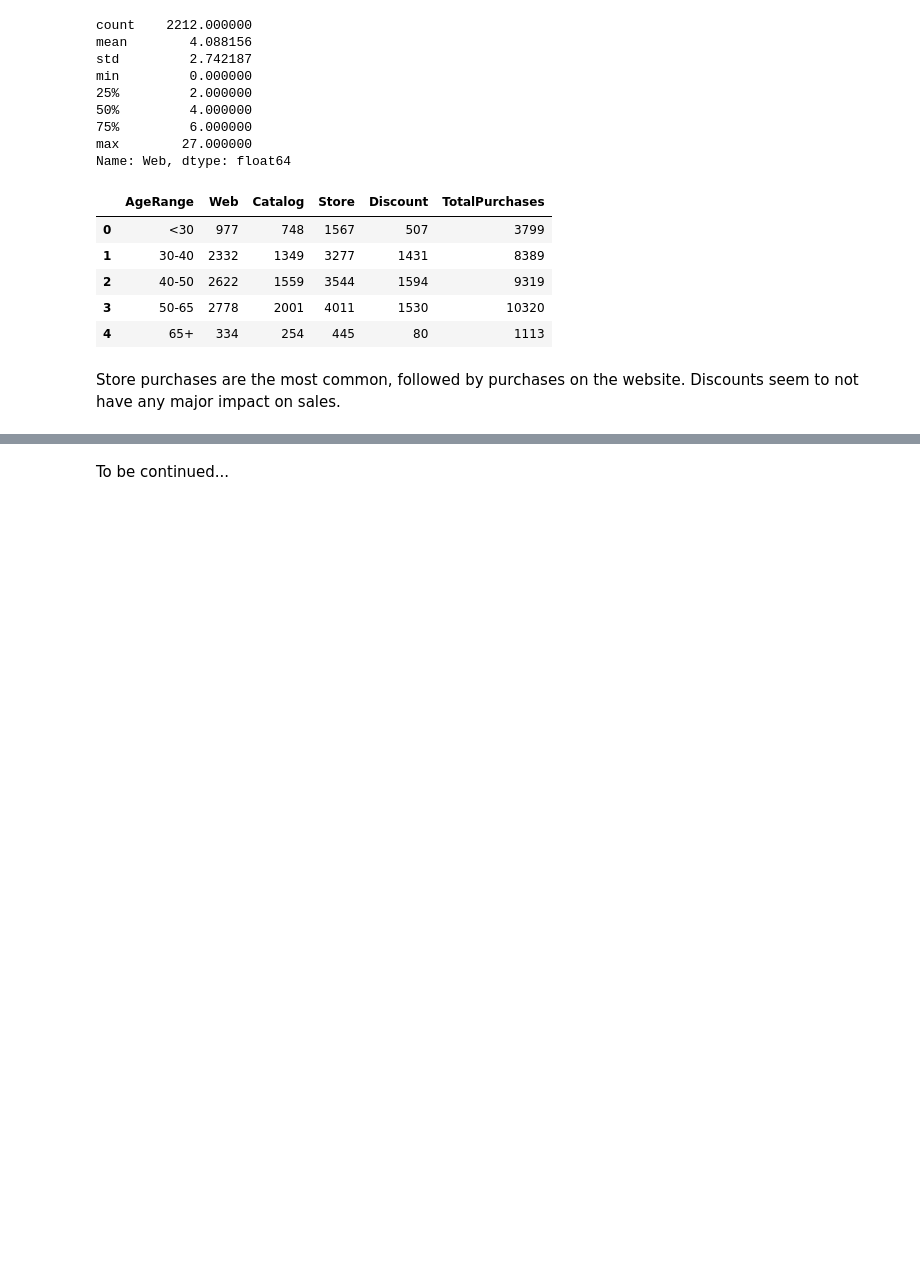
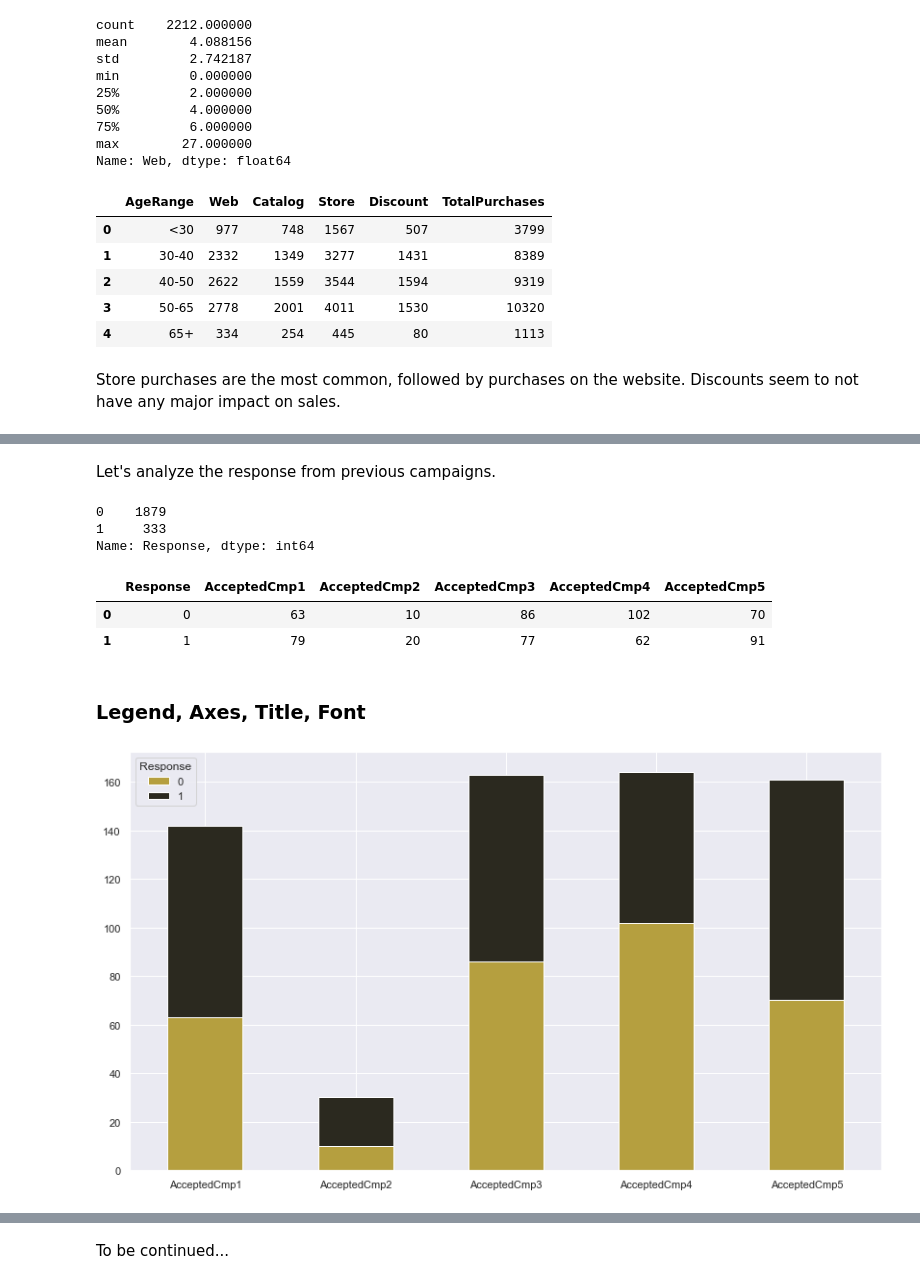
Before and after one commit to saranshkr/customer-profile-analysis, a Jupyter notebook: marketing-campaign-eda.ipynb, the cells around one changed output, grey strips where cells are left out. Saved outputs shown, nothing was run; the diff lists cells and outputs as text; code cells hidden in the pictures; blank space fills up the shorter version.

Commit message:
Attempt at stacked bar

```diff
--- a/marketing-campaign-eda.ipynb
+++ b/marketing-campaign-eda.ipynb
@@ -415,0 +427,17 @@ fig.show()
+# %% [markdown]
+Let's analyze the response from previous campaigns.
+# %%
+res_df = df[['AcceptedCmp1', 'AcceptedCmp2', 'AcceptedCmp3', 'AcceptedCmp4', 'AcceptedCmp5', 'Response']]
+res_df['Response'].value_counts()
+# %% [output]
+0    1879
+1     333
+Name: Response, dtype: int64
+# %%
+
+total = res_df.groupby(by='Response').sum().reset_index()
+total
+# %% [output]
+|  | Response | AcceptedCmp1 | AcceptedCmp2 | AcceptedCmp3 | AcceptedCmp4 | AcceptedCmp5 |
+| 0 | 0 | 63 | 10 | 86 | 102 | 70 |
+| 1 | 1 | 79 | 20 | 77 | 62 | 91 |
@@ -415,0 +447,12 @@ fig.show()
+# %% [markdown]
+### Legend, Axes, Title, Font
+# %%
+colors = ['#b59f3f', '#2b291f']
+ax = total.set_index('Response').T.plot(kind='bar', stacked=True, figsize=(14, 8), color=colors)
+plt.setp(ax.get_xticklabels(), rotation=0)
+# plt.figure(figsize=(14, 14))
+# sns.barplot(x=res0.columns[1:], y=res0.iloc[0, 1:].values, label='0', color='black')
+# sns.barplot(x=res1.columns[1:], y=res1.iloc[0, 1:].values, label='1', estimator=sum, ci=None, color='gold')
+plt.show()
+# %% [output]
+[figure, added]
```
Also changed, not shown: parts of 8 cells of this notebook.
